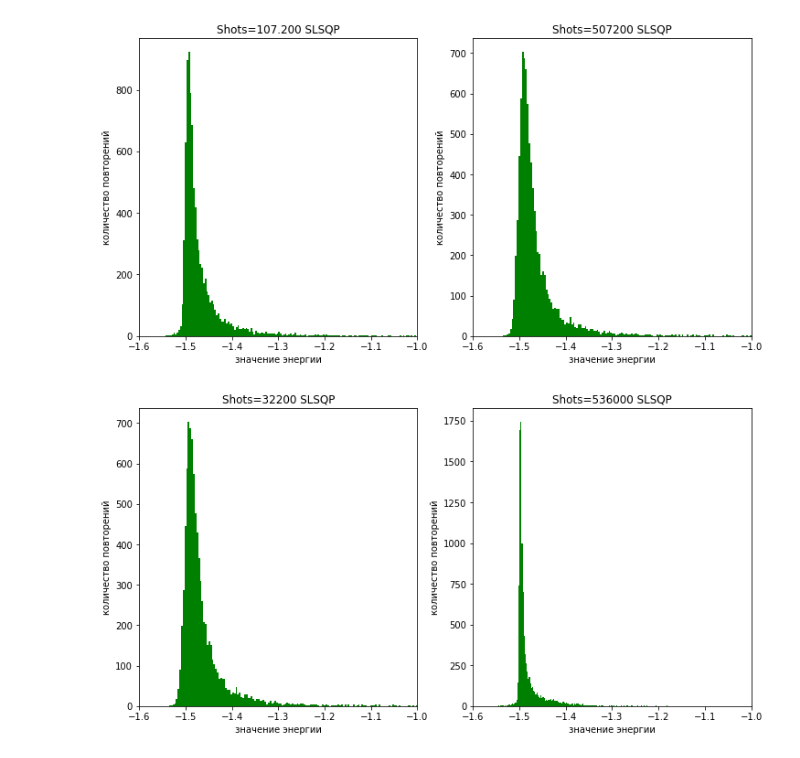
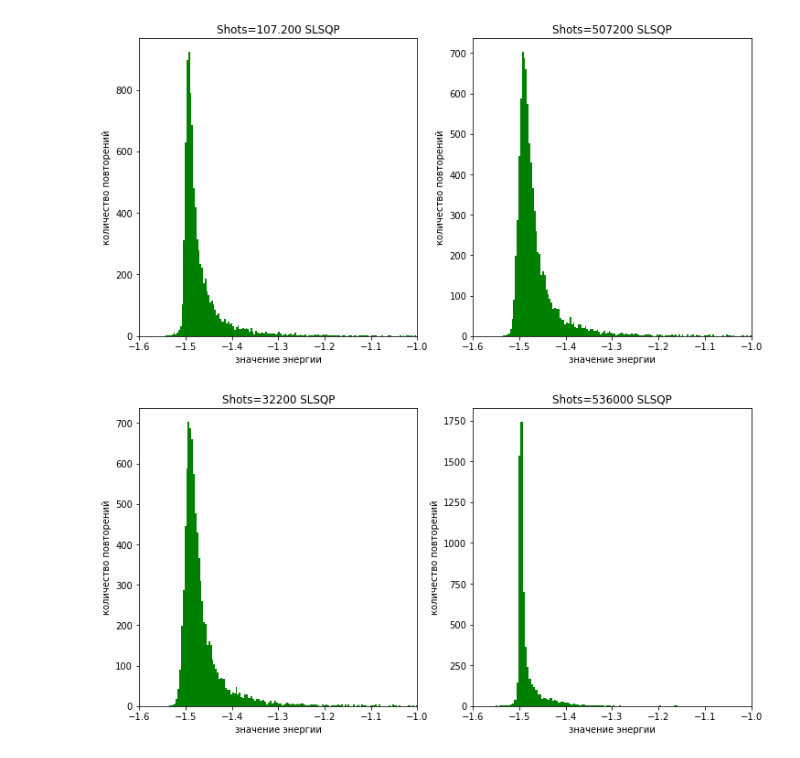
Before and after one commit to applevitya/vqe1, a Jupyter notebook: report_gradients.ipynb, the cells around one changed output. Cells and saved outputs as stored; diff of their text form; code cells hidden in the pictures.

```diff
--- a/report_gradients.ipynb
+++ b/report_gradients.ipynb
@@ -105,20 +133,20 @@ plt2.set_title('Shots=507200 SLSQP');
 # %%
 fig, (plt1, plt2) = plt.subplots(1, 2, figsize=(12, 6))
 with open('Vqe_data/vqe_hadamard_slsqp_random_25720.txt', 'r') as file:
     nums = [row.strip() for row in file]
 nums = list(map(float, nums))
 plt1.hist(nums,bins=int(len(nums)/10), color = 'green');
 plt1.set_xlim(-1.6,-1)
 plt1.set_ylabel('количество повторений')
 plt1.set_xlabel('значение энергии')
 plt1.set_title('Shots=32200 SLSQP');
-with open('Vqe_data/vqe_hadamard_slsqp_random_536000.txt', 'r') as file:
+with open('Vqe_data/vqe_hadamard_slsqp_5360000.txt', 'r') as file:
     nums = [row.strip() for row in file]
 nums = list(map(float, nums))
 plt2.hist(nums,bins=int(len(nums)/10), color = 'green');
 plt2.set_xlim(-1.6,-1)
 plt2.set_ylabel('количество повторений')
 plt2.set_xlabel('значение энергии')
 plt2.set_title('Shots=536000 SLSQP');
 # %% [output]
-[figure, old version]
+[figure, new version]
```
Also changed, not shown: parts of 4 cells of this notebook, 5 other files.
